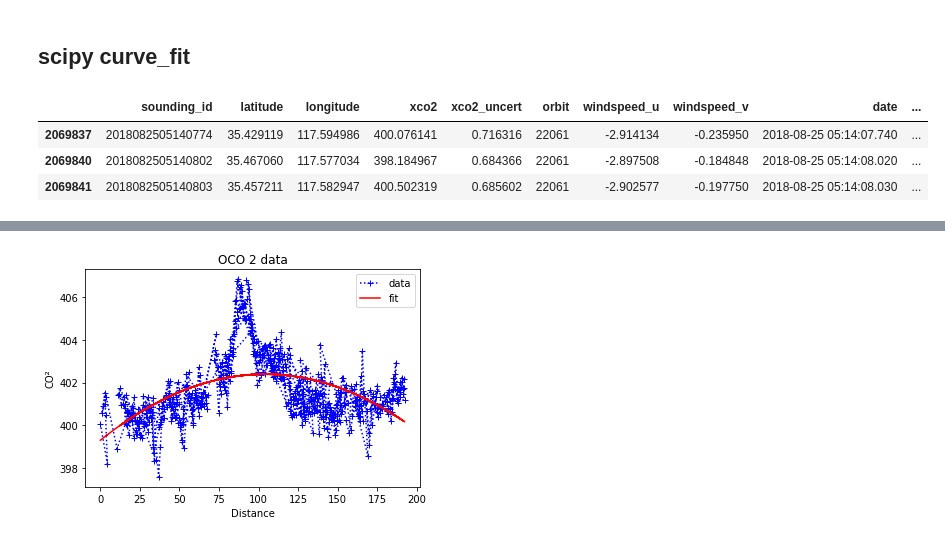
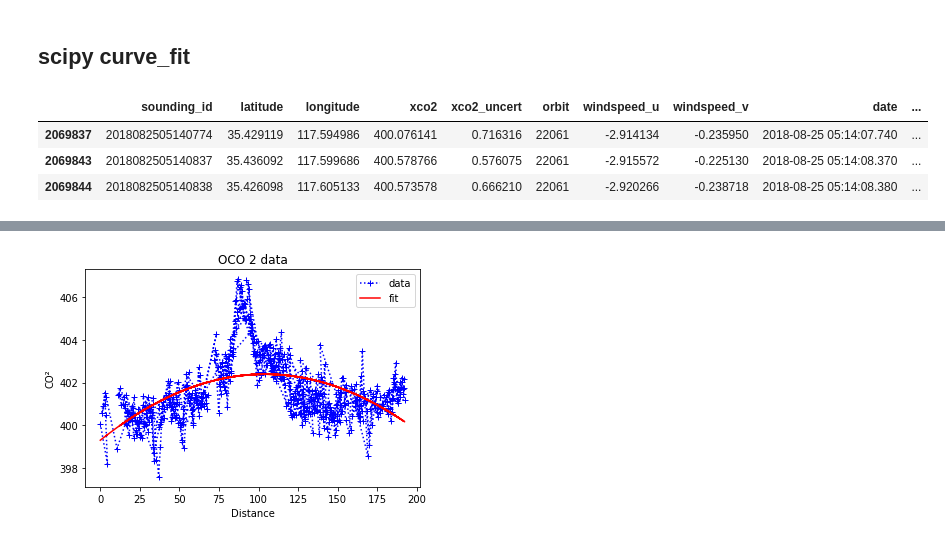
Before and after one commit to dataforgoodfr/batch7_satellite_ges, a Jupyter notebook: notebooks/Laiwu_Plume.ipynb, the cells around one changed output, grey strips where cells are left out. Cells and saved outputs as stored; diff of their text form; code cells hidden in the pictures.

```diff
--- a/notebooks/Laiwu_Plume.ipynb
+++ b/notebooks/Laiwu_Plume.ipynb
@@ -170,12 +170,13 @@ data_laiwu.plot.scatter(x='distance', y='xco2')
 # %% [markdown]
 ## scipy curve_fit
 # %%
+data_laiwu = data_laiwu.sort_values(by=['distance']).reindex()
 data_laiwu.head(3)
 # %% [output]
 |  | sounding_id | latitude | longitude | xco2 | xco2_uncert | orbit | windspeed_u | windspeed_v | date | ... |
 | 2069837 | 2018082505140774 | 35.429119 | 117.594986 | 400.076141 | 0.716316 | 22061 | -2.914134 | -0.235950 | 2018-08-25 05:14:07.740 | ... |
-| 2069840 | 2018082505140802 | 35.467060 | 117.577034 | 398.184967 | 0.684366 | 22061 | -2.897508 | -0.184848 | 2018-08-25 05:14:08.020 | ... |
-| 2069841 | 2018082505140803 | 35.457211 | 117.582947 | 400.502319 | 0.685602 | 22061 | -2.902577 | -0.197750 | 2018-08-25 05:14:08.030 | ... |
+| 2069843 | 2018082505140837 | 35.436092 | 117.599686 | 400.578766 | 0.576075 | 22061 | -2.915572 | -0.225130 | 2018-08-25 05:14:08.370 | ... |
+| 2069844 | 2018082505140838 | 35.426098 | 117.605133 | 400.573578 | 0.666210 | 22061 | -2.920266 | -0.238718 | 2018-08-25 05:14:08.380 | ... |
 # %%
 import matplotlib.pyplot as plt
 from scipy.optimize import curve_fit
```
Also changed, not shown: parts of 4 cells of this notebook.
